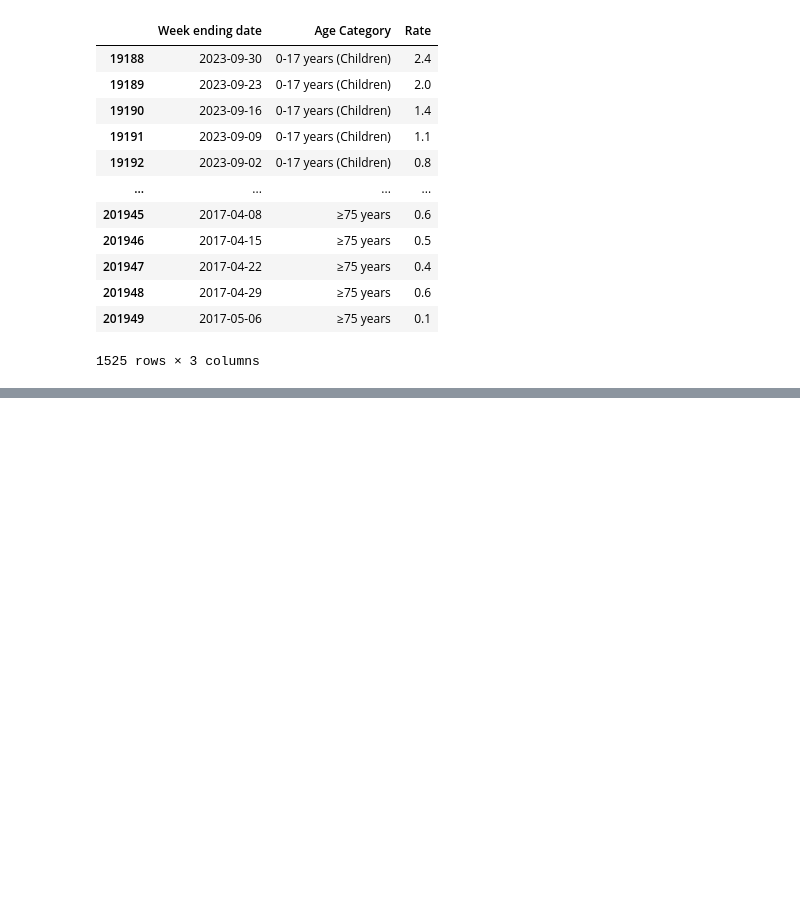
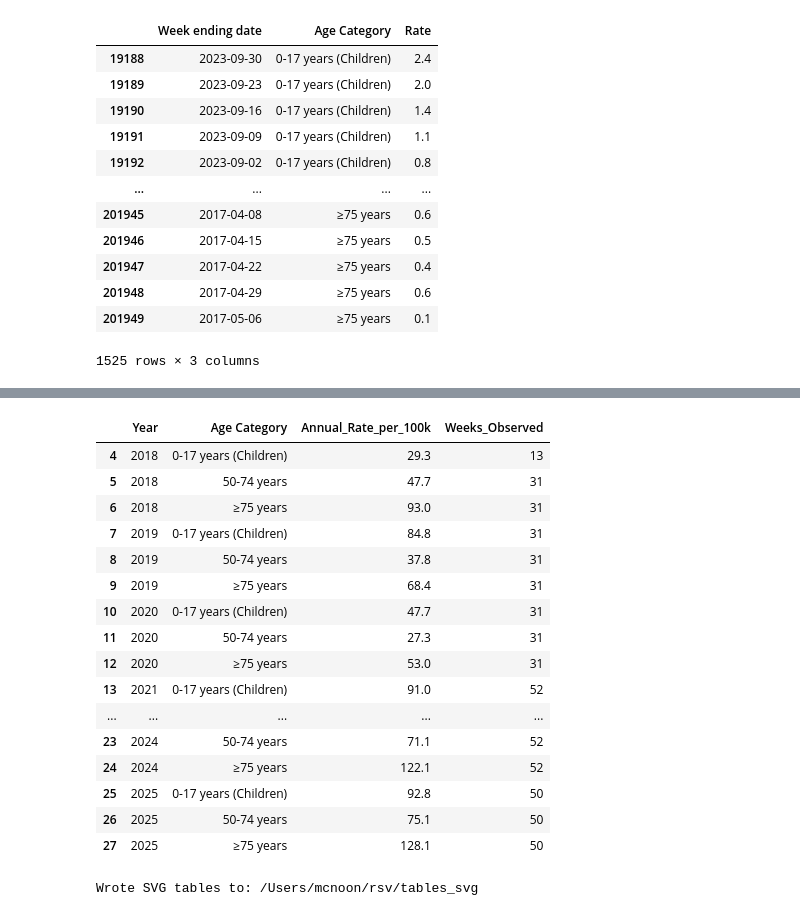
Before and after one commit to saarantras/rsv, a Jupyter notebook: hospitalization_analysis.ipynb, the cells around one changed output, grey strips where cells are left out. Drawn from its saved outputs; the diff is of its cells as text; code cells hidden in the pictures; blank space fills up the shorter version.

Commit message:
hospitalization stats

```diff
--- a/hospitalization_analysis.ipynb
+++ b/hospitalization_analysis.ipynb
@@ -194,0 +240,21 @@ relevant_ages
+# %%
+recent_subset=summary[summary["Year"]>=2018]
+recent_subset
+# %% [output]
+|  | Year | Age Category | Annual_Rate_per_100k | Weeks_Observed |
+| 4 | 2018 | 0-17 years (Children) | 29.3 | 13 |
+| 5 | 2018 | 50-74 years | 47.7 | 31 |
+| 6 | 2018 | ≥75 years | 93.0 | 31 |
+| 7 | 2019 | 0-17 years (Children) | 84.8 | 31 |
+| 8 | 2019 | 50-74 years | 37.8 | 31 |
+| 9 | 2019 | ≥75 years | 68.4 | 31 |
+| 10 | 2020 | 0-17 years (Children) | 47.7 | 31 |
+| 11 | 2020 | 50-74 years | 27.3 | 31 |
+| 12 | 2020 | ≥75 years | 53.0 | 31 |
+| 13 | 2021 | 0-17 years (Children) | 91.0 | 52 |
+| ... | ... | ... | ... | ... |
+| 23 | 2024 | 50-74 years | 71.1 | 52 |
+| 24 | 2024 | ≥75 years | 122.1 | 52 |
+| 25 | 2025 | 0-17 years (Children) | 92.8 | 50 |
+| 26 | 2025 | 50-74 years | 75.1 | 50 |
+| 27 | 2025 | ≥75 years | 128.1 | 50 |
@@ -194,0 +263,55 @@ relevant_ages
+# %%
+out_dir = Path("tables_svg")
+out_dir.mkdir(parents=True, exist_ok=True)
+
+# Ensure nice display formatting
+recent_subset = recent_subset.copy()
+recent_subset["Annual_Rate_per_100k"] = recent_subset["Annual_Rate_per_100k"].round(1)
+
+for age_cat, sub in recent_subset.groupby("Age Category", sort=True):
+    sub = sub.sort_values("Year")[["Year", "Annual_Rate_per_100k", "Weeks_Observed"]]
+
+    # Convert to strings for stable table rendering
+    cell_text = [
+        [str(int(y)), f"{rate:.1f}", str(int(w))]
+        for y, rate, w in sub.itertuples(index=False, name=None)
+    ]
+    col_labels = ["Year", "Annual rate per 100,000", "Weeks observed"]
+
+    # Figure sizing: scale height with number of rows
+    nrows = len(cell_text) + 1
+    fig_h = max(1.5, 0.35 * nrows)
+    fig, ax = plt.subplots(figsize=(7.0, fig_h))
+    ax.axis("off")
+
+    tbl = ax.table(
+        cellText=cell_text,
+        colLabels=col_labels,
+        loc="center",
+        cellLoc="center",
+        colLoc="center",
+    )
+
+    tbl.auto_set_font_size(False)
+    tbl.set_fontsize(10)
+    tbl.scale(1.0, 1.25)
+
+    for (row, col), cell in tbl.get_celld().items():
+        if row == 0:
+            continue  # header
+        year_val = sub.iloc[row - 1]["Year"]
+        if year_val == 2023:
+            cell.set_text_props(weight="bold")
+
+    ax.set_title(f"Annual RSV hospitalization rate per 100,000 — {age_cat}", pad=12)
+
+    # Minimal filename cleanup inline
+    fname_age = re.sub(r"[^\w\-]+", "_", age_cat).strip("_")
+    fname = out_dir / f"annual_rsv_table_{fname_age}.svg"
+
+    fig.savefig(fname, format="svg", bbox_inches="tight")
+    plt.close(fig)
+
+print(f"Wrote SVG tables to: {out_dir.resolve()}")
+# %% [output]
+Wrote SVG tables to: /Users/mcnoon/rsv/tables_svg
```
Also changed, not shown: parts of 7 cells of this notebook, 1 other file.
